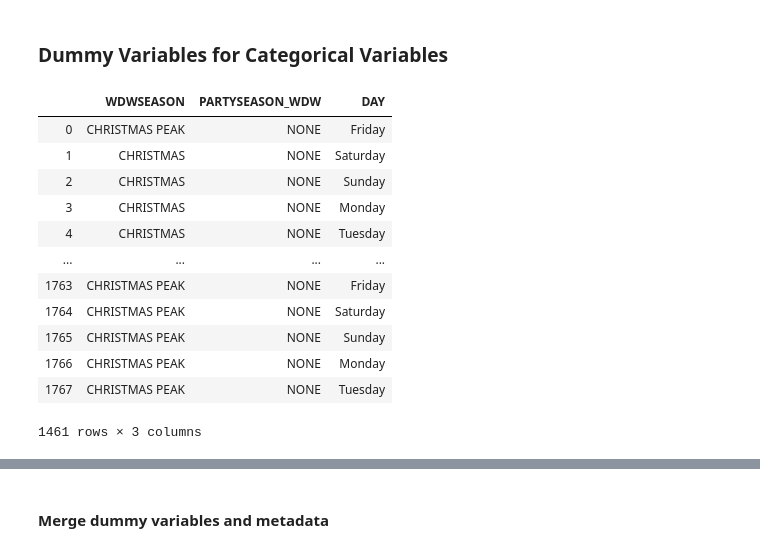
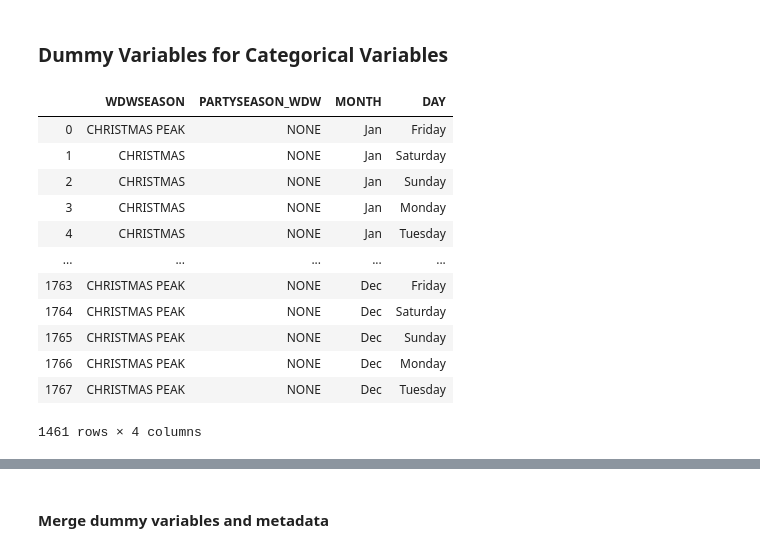
Before and after one commit to Torreylee1028/Disney-World-Wait-Times, a Jupyter notebook: Pirates_DataPrep_EDA.ipynb, the cells around one changed output, grey strips where cells are left out. Drawn from its saved outputs; the diff is of its cells as text; code cells hidden in the pictures.

```diff
--- a/Pirates_DataPrep_EDA.ipynb
+++ b/Pirates_DataPrep_EDA.ipynb
@@ -640,0 +830,4 @@ metadata.head()
+# %%
+# get dummy variables
+sunset_dummy = pd.get_dummies(sunset, prefix=['SUNSET_HOUR'])
+sunset_dummy
@@ -640,0 +848,4 @@ metadata.head()
+# %%
+# drop SUNSET_WDW
+sunset_dummy.drop(labels='SUNSET_WDW', axis=1, inplace=True)
+sunset_dummy.head(2)
@@ -640,0 +856,4 @@ metadata.head()
+# %%
+# concat with metadata df
+metadata = pd.concat([metadata, sunset_dummy], axis=1)
+metadata.head(2)
@@ -641,3 +864,6 @@ metadata.head()
+# %%
+# drop SUNSET_WDW from metadata
+metadata.drop(labels='SUNSET_WDW', axis=1, inplace=True)
 # %% [markdown]
 #### Summary Statistics for Metadata
 # %%
@@ -746,21 +972,21 @@ plt.show()
 # %% [markdown]
 ### Dummy Variables for Categorical Variables
 # %%
-metadata_cat = pd.DataFrame(metadata, columns=['WDWSEASON', 'PARTYSEASON_WDW', 'DAY'])
+metadata_cat = pd.DataFrame(metadata, columns=['WDWSEASON', 'PARTYSEASON_WDW', 'MONTH', 'DAY'])
 metadata_cat
 # %% [output]
-|  | WDWSEASON | PARTYSEASON_WDW | DAY |
-| 0 | CHRISTMAS PEAK | NONE | Friday |
-| 1 | CHRISTMAS | NONE | Saturday |
-| 2 | CHRISTMAS | NONE | Sunday |
-| 3 | CHRISTMAS | NONE | Monday |
-| 4 | CHRISTMAS | NONE | Tuesday |
-| ... | ... | ... | ... |
-| 1763 | CHRISTMAS PEAK | NONE | Friday |
-| 1764 | CHRISTMAS PEAK | NONE | Saturday |
-| 1765 | CHRISTMAS PEAK | NONE | Sunday |
-| 1766 | CHRISTMAS PEAK | NONE | Monday |
-| 1767 | CHRISTMAS PEAK | NONE | Tuesday |
+|  | WDWSEASON | PARTYSEASON_WDW | MONTH | DAY |
+| 0 | CHRISTMAS PEAK | NONE | Jan | Friday |
+| 1 | CHRISTMAS | NONE | Jan | Saturday |
+| 2 | CHRISTMAS | NONE | Jan | Sunday |
+| 3 | CHRISTMAS | NONE | Jan | Monday |
+| 4 | CHRISTMAS | NONE | Jan | Tuesday |
+| ... | ... | ... | ... | ... |
+| 1763 | CHRISTMAS PEAK | NONE | Dec | Friday |
+| 1764 | CHRISTMAS PEAK | NONE | Dec | Saturday |
+| 1765 | CHRISTMAS PEAK | NONE | Dec | Sunday |
+| 1766 | CHRISTMAS PEAK | NONE | Dec | Monday |
+| 1767 | CHRISTMAS PEAK | NONE | Dec | Tuesday |
-1461 rows × 3 columns
+1461 rows × 4 columns
 # %%
 # get dummy variables
```
Also changed, not shown: parts of 59 cells of this notebook, 2 other files.
